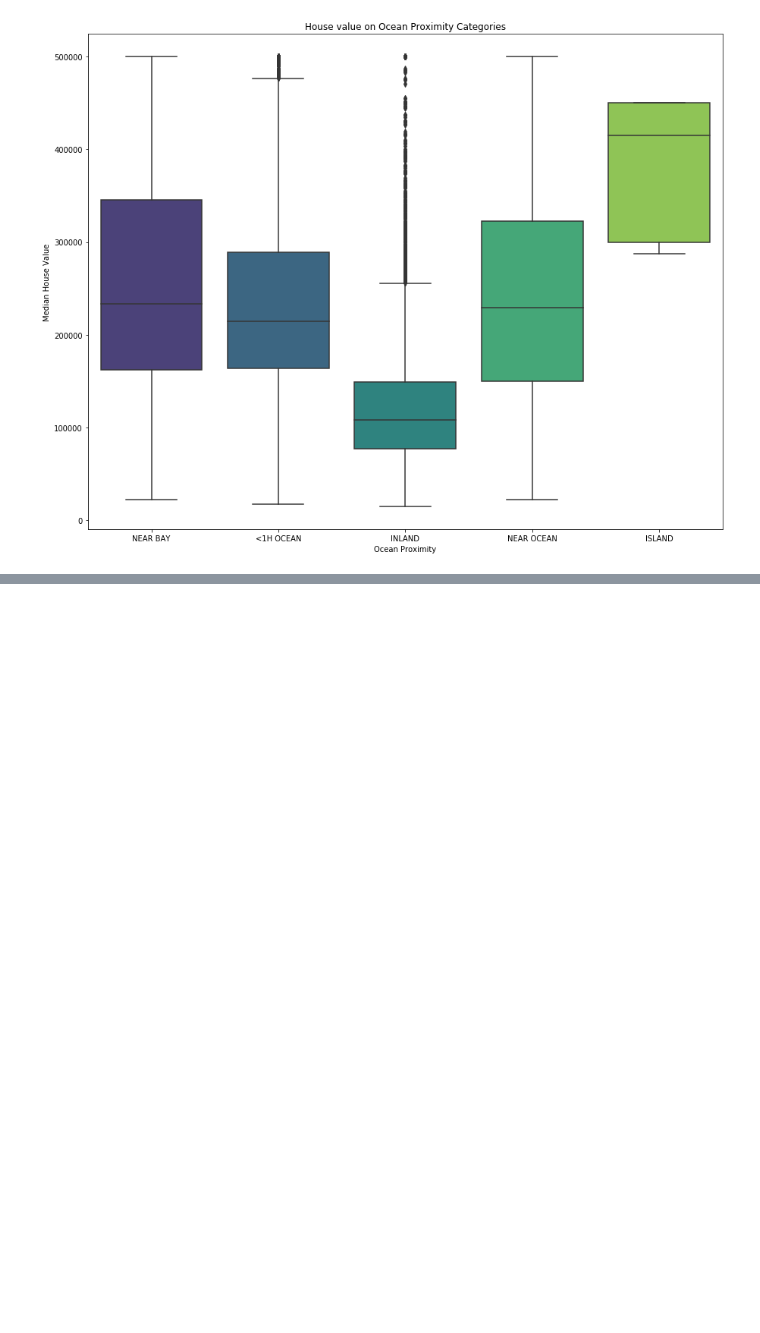
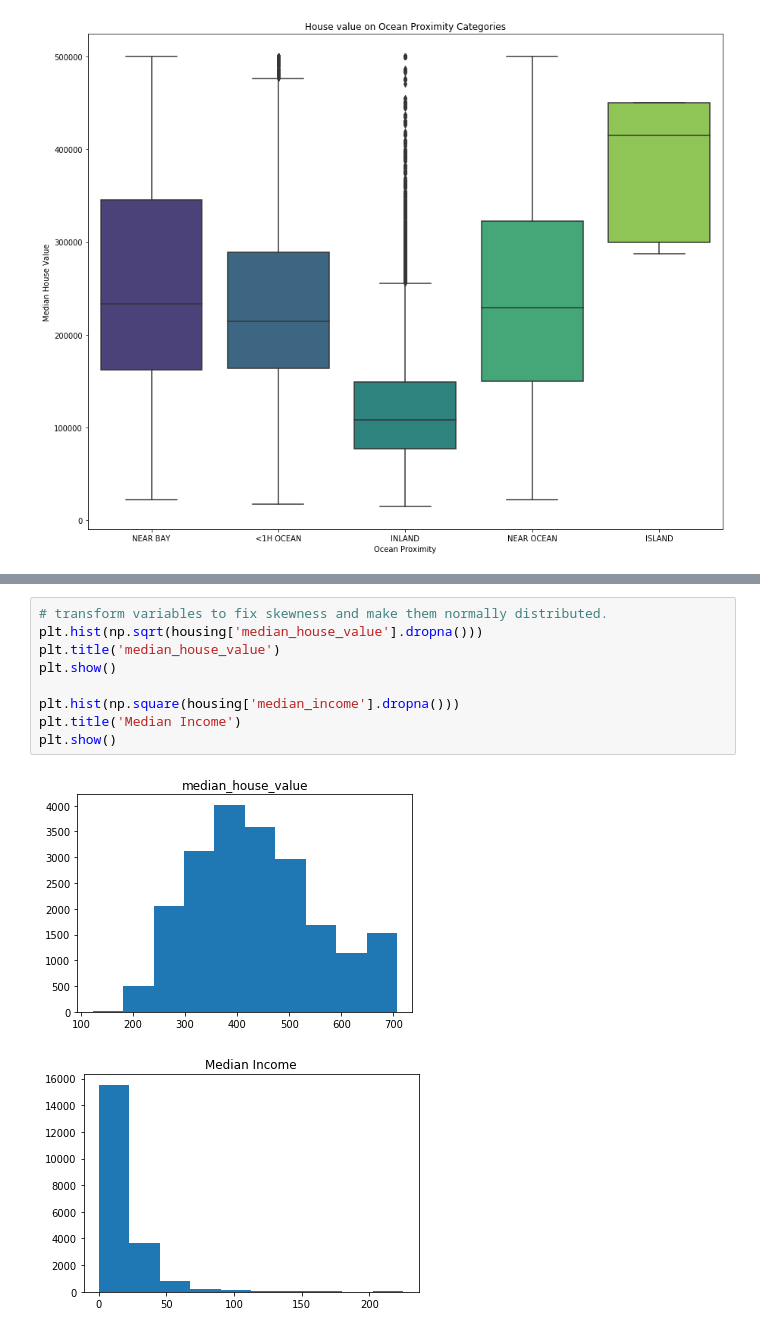
Before and after one commit to Glezzy/California-Housing-Prices, a Jupyter notebook: California_housing_prices.ipynb, the cells around one changed output, grey strips where cells are left out. Cells and saved outputs as stored; diff of their text form; blank space fills up the shorter version.

```diff
--- a/California_housing_prices.ipynb
+++ b/California_housing_prices.ipynb
@@ -89,0 +117,12 @@ Text(0.5, 1.0, 'House value on Ocean Proximity Categories')
+# %%
+# transform variables to fix skewness and make them normally distributed.
+plt.hist(np.sqrt(housing['median_house_value'].dropna()))
+plt.title('median_house_value')
+plt.show()
+
+plt.hist(np.square(housing['median_income'].dropna()))
+plt.title('Median Income')
+plt.show()
+# %% [output]
+[figure, added]
+[figure, added]
```
Also changed, not shown: parts of 24 cells of this notebook.
